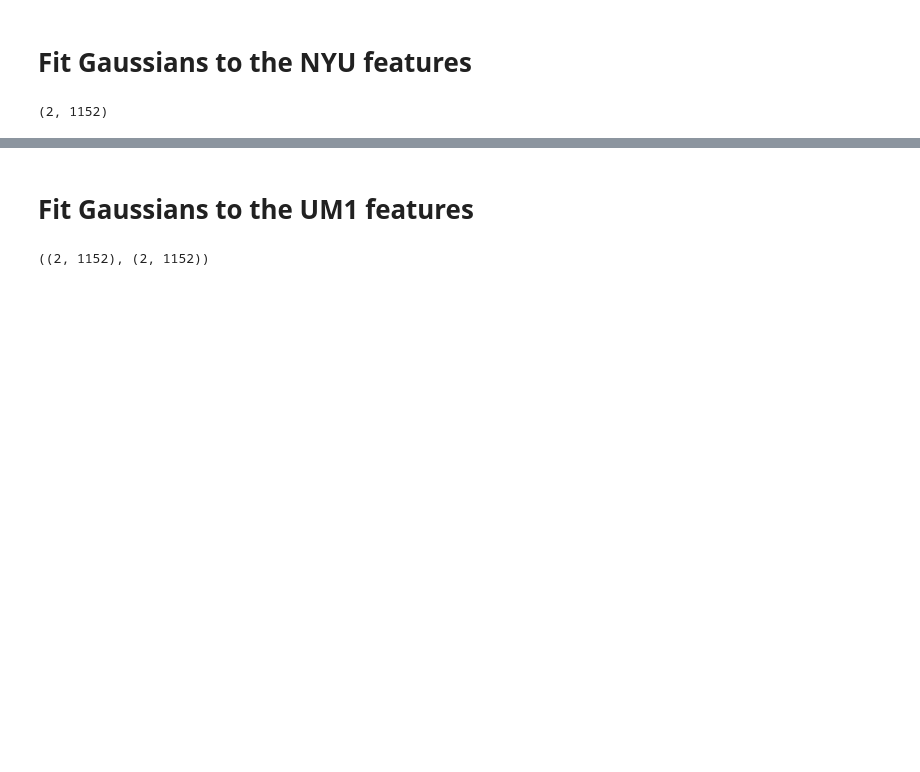
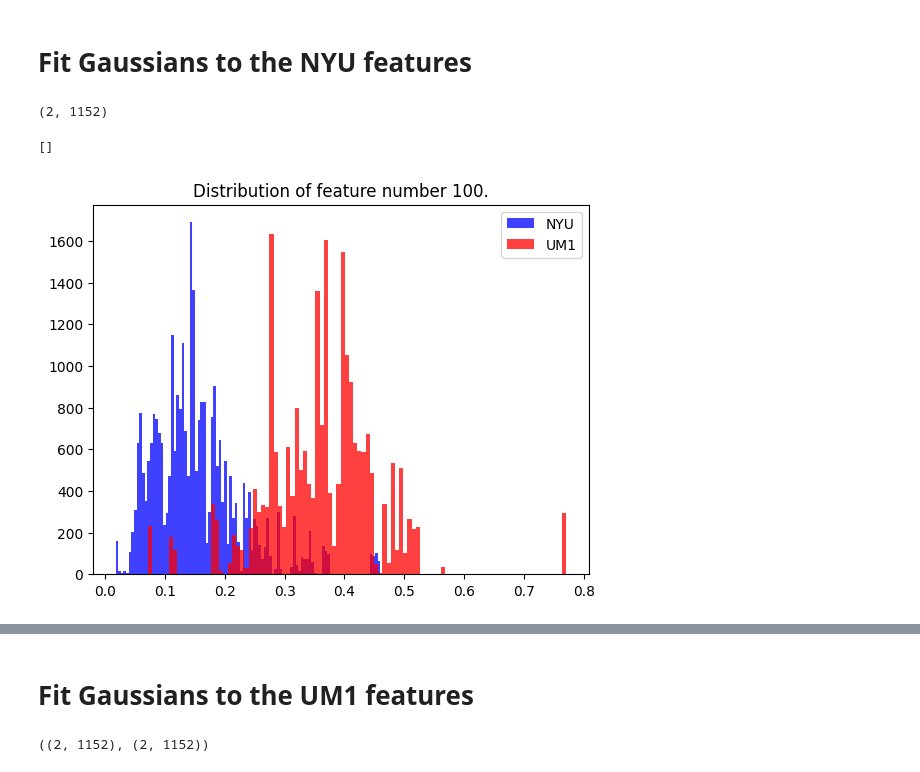
Before and after one commit to balazsmorv/fmri_classifier, a Jupyter notebook: Notebook experiments/Transforms/Continuous OT.ipynb, the cells around one changed output, grey strips where cells are left out. Saved outputs shown, nothing was run; the diff lists cells and outputs as text; code cells hidden in the pictures; blank space fills up the shorter version.

```diff
--- a/Notebook experiments/Transforms/Continuous OT.ipynb
+++ b/Notebook experiments/Transforms/Continuous OT.ipynb
@@ -53,6 +53,17 @@ gm.means_.shape
 # %%
 means = gm.means_.T
 variances = gm.covariances_.T
+# %%
+index_to_plot = 100
+
+plt.hist(x=(X_nyu[:, index_to_plot]), color=['blue'], alpha=0.75, bins=100, label="NYU")
+plt.hist(x=(X_um1[:, index_to_plot]), color=['red'], alpha=0.75, bins=100, label="UM1")
+plt.title(f"Distribution of feature number {index_to_plot}.")
+plt.legend(loc='upper right')
+plt.plot()
+# %% [output]
+[]
+[figure, added]
 # %%
 from scipy.stats import norm
 
```
Also changed, not shown: parts of 5 cells of this notebook, 3 other files.
